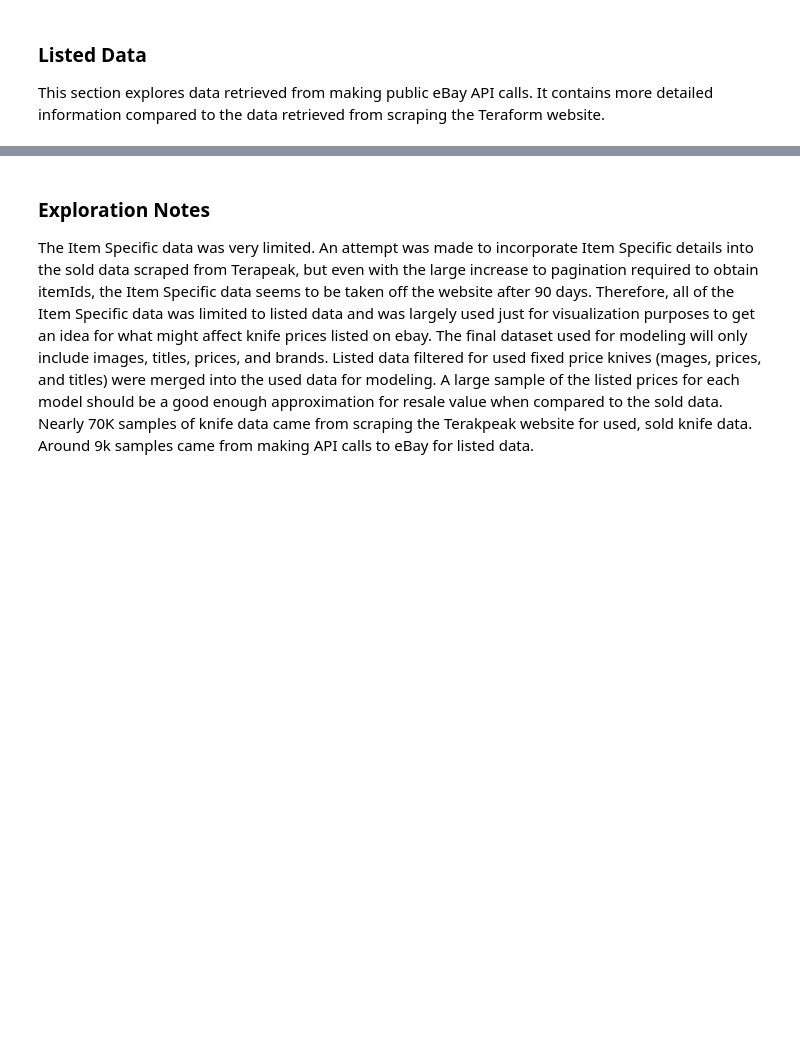
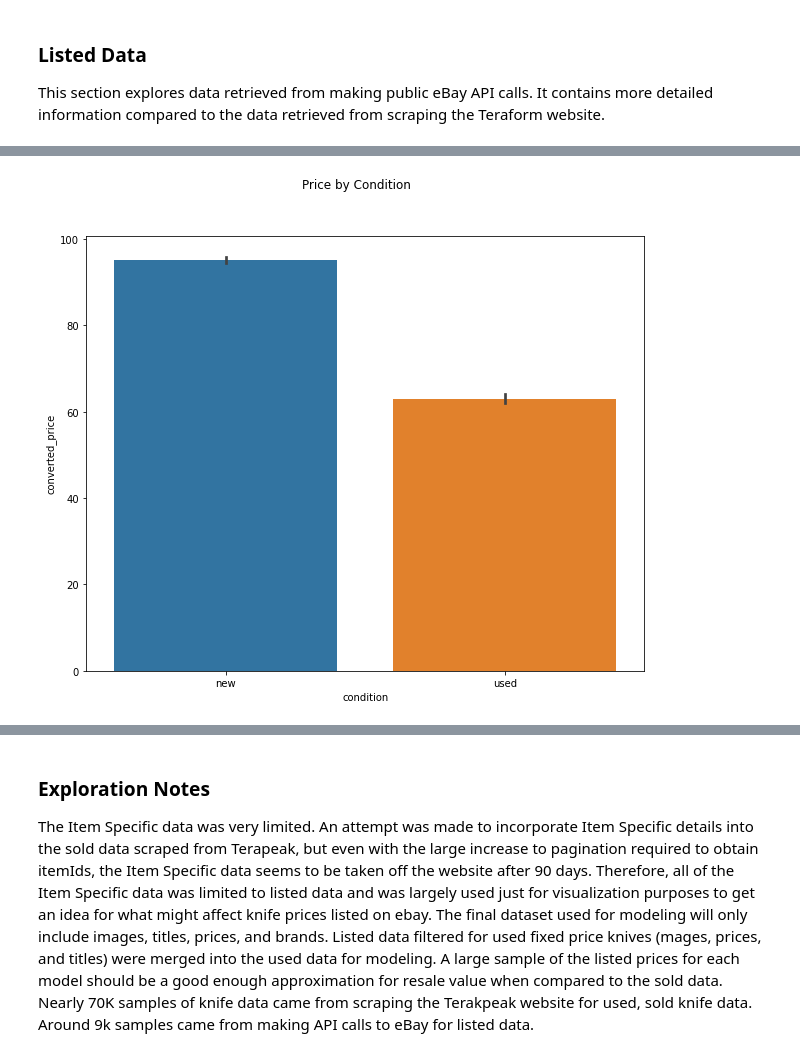
Before and after one commit to ddey117/Neural_Network_Predicting_Reseller_Success_Ebay, a Jupyter notebook: Data_Exploration.ipynb, the cells around one changed output, grey strips where cells are left out. Cells and saved outputs as stored; diff of their text form; code cells hidden in the pictures; blank space fills up the shorter version.

```diff
--- a/Data_Exploration.ipynb
+++ b/Data_Exploration.ipynb
@@ -519,4 +510,11 @@ plt.show();
 # %%
-fig, axes  = plt.subplots(figsize=(15,10),nrows=1)
-sns.barplot(x= 'brand', y='ROI',data=df_listed)
+fig = plt.figure(figsize=(10,8))
+fig.suptitle('Price by Condition')
+sns.barplot(x= 'condition',
+            y='converted_price',
+            data=df_listed2)
+plt.xticks([0,1], ['new', 'used'])
+
 plt.show();
+# %% [output]
+[figure, added]
```
Also changed, not shown: parts of 104 cells of this notebook, 7 other files.
